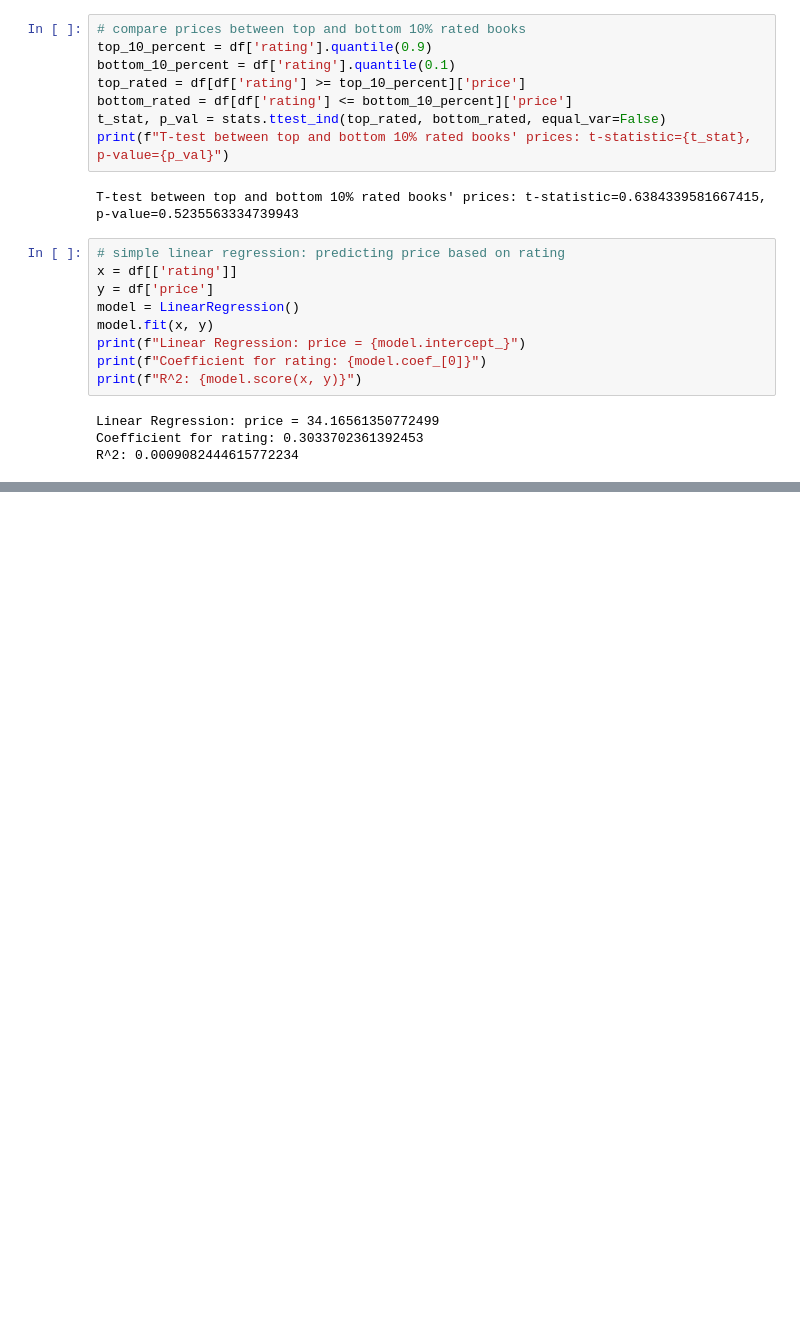
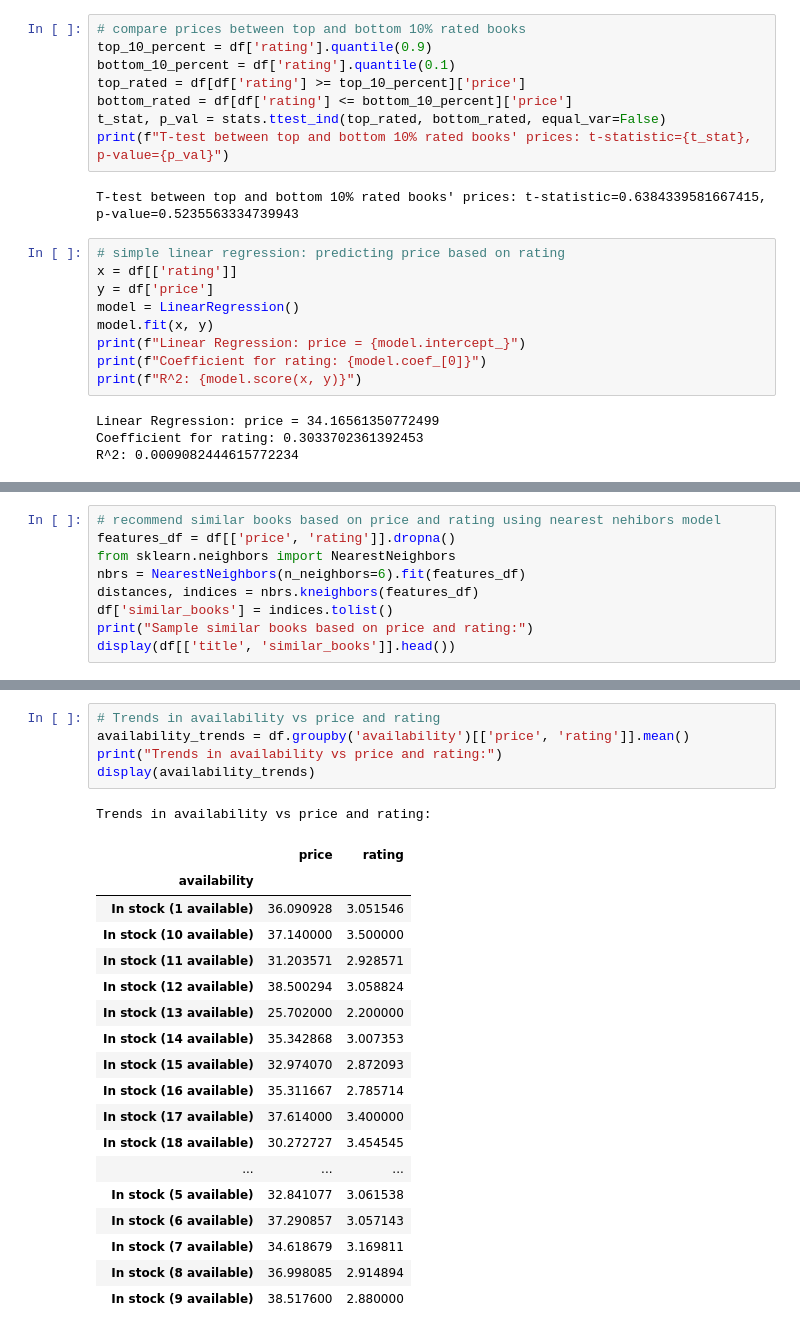
Before and after one commit to goyumsamuditha/project, a Jupyter notebook: question2_social_media_analysis/analysis/EDA_Analysis.ipynb, the cells around one changed output, grey strips where cells are left out. Cells and saved outputs as stored; diff of their text form; blank space fills up the shorter version.

```diff
--- a/question2_social_media_analysis/analysis/EDA_Analysis.ipynb
+++ b/question2_social_media_analysis/analysis/EDA_Analysis.ipynb
@@ -87,0 +147,9 @@ R^2: 0.0009082444615772234
+# %%
+# recommend similar books based on price and rating using nearest nehibors model
+features_df = df[['price', 'rating']].dropna()
+from sklearn.neighbors import NearestNeighbors
+nbrs = NearestNeighbors(n_neighbors=6).fit(features_df)
+distances, indices = nbrs.kneighbors(features_df)
+df['similar_books'] = indices.tolist()
+print("Sample similar books based on price and rating:")
+display(df[['title', 'similar_books']].head())
@@ -87,0 +164,25 @@ R^2: 0.0009082444615772234
+# %%
+# Trends in availability vs price and rating
+availability_trends = df.groupby('availability')[['price', 'rating']].mean()
+print("Trends in availability vs price and rating:")
+display(availability_trends)
+# %% [output]
+Trends in availability vs price and rating:
+|  | price | rating |
+| availability |  |  |
+| In stock (1 available) | 36.090928 | 3.051546 |
+| In stock (10 available) | 37.140000 | 3.500000 |
+| In stock (11 available) | 31.203571 | 2.928571 |
+| In stock (12 available) | 38.500294 | 3.058824 |
+| In stock (13 available) | 25.702000 | 2.200000 |
+| In stock (14 available) | 35.342868 | 3.007353 |
+| In stock (15 available) | 32.974070 | 2.872093 |
+| In stock (16 available) | 35.311667 | 2.785714 |
+| In stock (17 available) | 37.614000 | 3.400000 |
+| In stock (18 available) | 30.272727 | 3.454545 |
+| ... | ... | ... |
+| In stock (5 available) | 32.841077 | 3.061538 |
+| In stock (6 available) | 37.290857 | 3.057143 |
+| In stock (7 available) | 34.618679 | 3.169811 |
+| In stock (8 available) | 36.998085 | 2.914894 |
+| In stock (9 available) | 38.517600 | 2.880000 |
```
Also changed, not shown: parts of 6 cells of this notebook.
